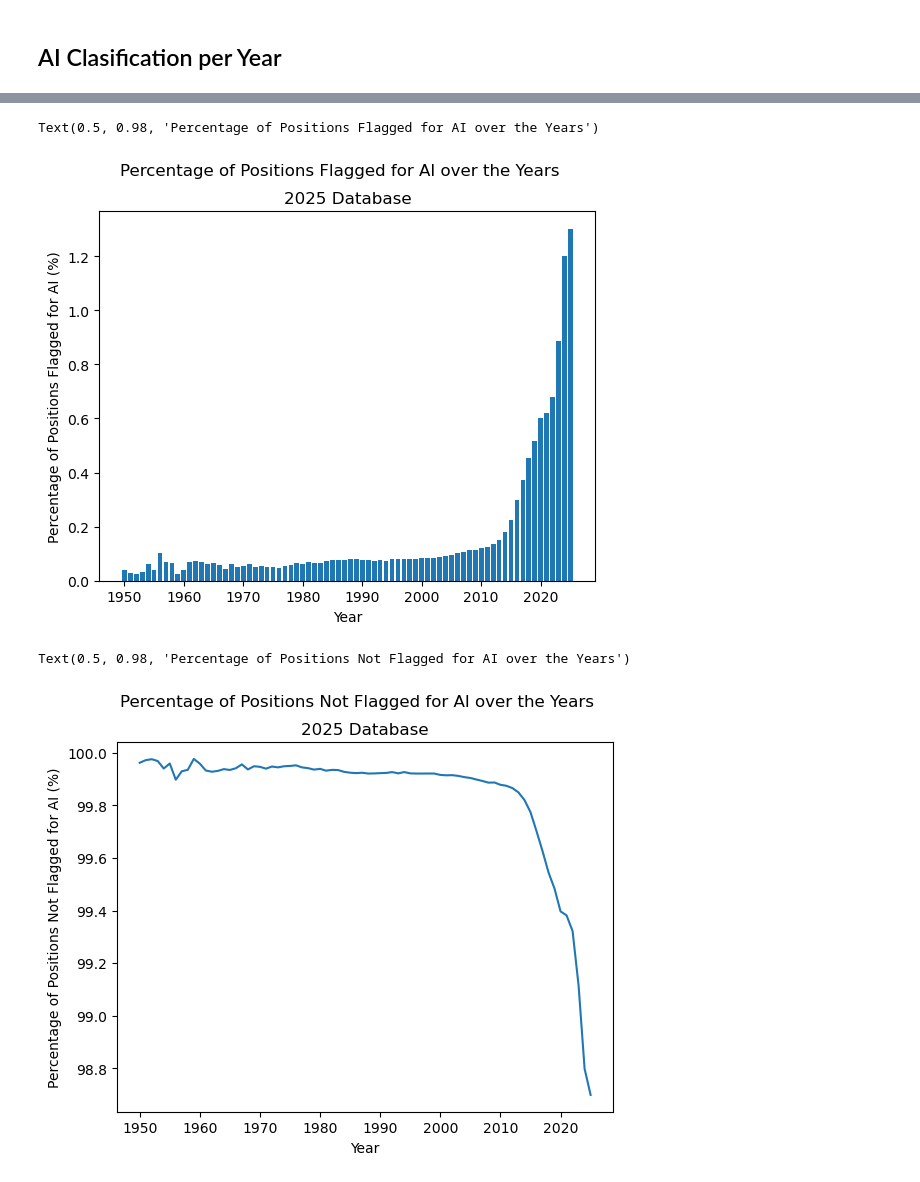
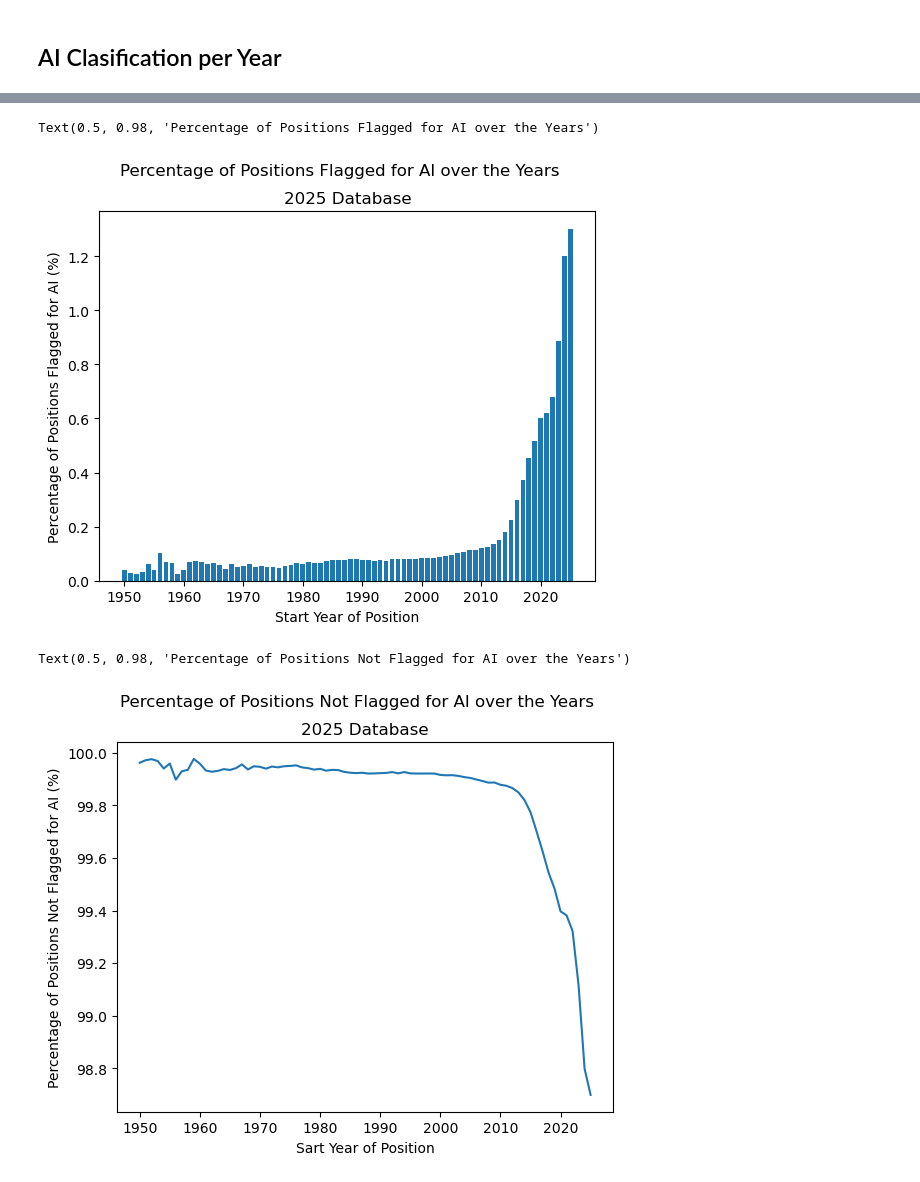
Before and after one commit to juliahansen3/Berkeley-Haas-Research, a Jupyter notebook: Python Plots/Data Visualization.ipynb, the cells around one changed output, grey strips where cells are left out. Saved outputs shown, nothing was run; the diff lists cells and outputs as text; code cells hidden in the pictures.

```diff
--- a/Python Plots/Data Visualization.ipynb
+++ b/Python Plots/Data Visualization.ipynb
@@ -340,24 +350,24 @@ plt.show()
 # %%
 years = AI_class_df.years
 AI = AI_class_df.AI_perc
 
 plt.bar(years, AI)
-plt.xlabel("Year")
+plt.xlabel("Start Year of Position")
 plt.ylabel("Percentage of Positions Flagged for AI (%)")
 plt.title("2025 Database");
 plt.suptitle("Percentage of Positions Flagged for AI over the Years")
 # %% [output]
 Text(0.5, 0.98, 'Percentage of Positions Flagged for AI over the Years')
-[figure, old version]
+[figure, new version]
 # %%
 years = AI_class_df.years
 not_AI = AI_class_df.not_AI_perc
 
 plt.plot(years, not_AI)
-plt.xlabel("Year")
+plt.xlabel("Sart Year of Position")
 plt.ylabel("Percentage of Positions Not Flagged for AI (%)")
 plt.title("2025 Database")
 plt.suptitle("Percentage of Positions Not Flagged for AI over the Years")
 # %% [output]
 Text(0.5, 0.98, 'Percentage of Positions Not Flagged for AI over the Years')
-[figure, old version]
+[figure, new version]
```
Also changed, not shown: parts of 7 cells of this notebook.
